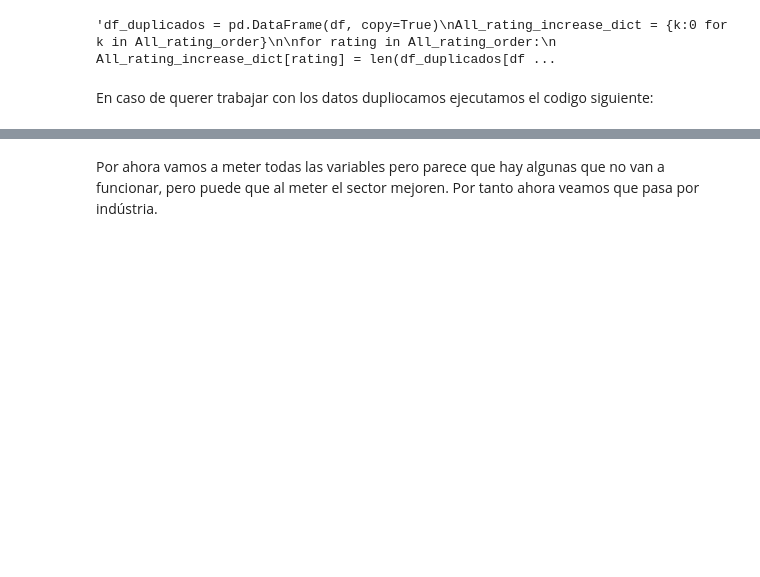
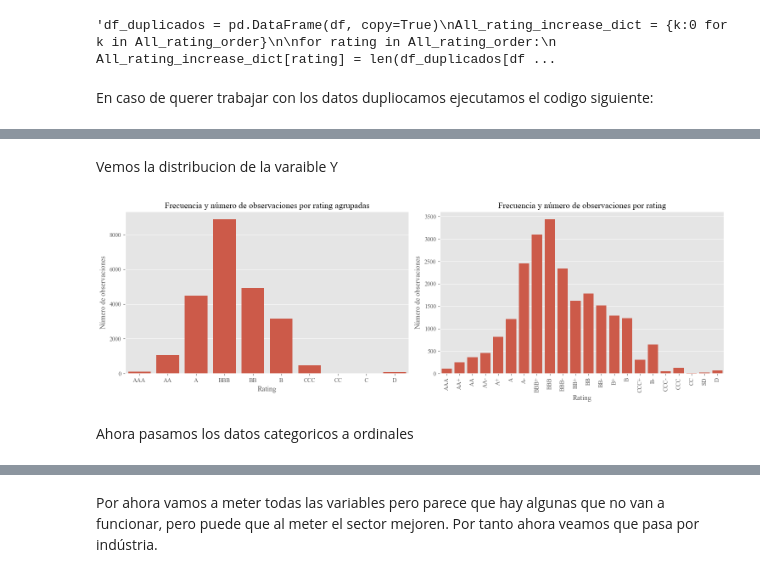
Before and after one commit to RubenPhy/rating_analisis, a Jupyter notebook: 3_estudio_datos.ipynb, the cells around one changed output, grey strips where cells are left out. Saved outputs shown, nothing was run; the diff lists cells and outputs as text; code cells hidden in the pictures; blank space fills up the shorter version.

```diff
--- a/3_estudio_datos.ipynb
+++ b/3_estudio_datos.ipynb
@@ -822,0 +276,34 @@ df_all["Debt ratio"] = df_all["Total Assets"] / df_all["Total Debt"]
+# %% [markdown]
+Vemos la distribucion de la varaible Y
+# %%
+All_rating_order_group = {'AAA+':'AAA','AAA':'AAA','AAA-':'AAA',
+                    'AA+':'AA','AA':'AA','AA-':'AA','A+':'A','A':'A','A-':'A',
+                    'BBB+':'BBB','BBB':'BBB','BBB-':'BBB','BB+':'BB','BB':'BB','BB-':'BB','B+':'B','B':'B','B-':'B',
+                    'CCC+':'CCC','CCC':'CCC','CCC-':'CCC','CC':'CC','C+':'C','C':'C','C-':'C','D':'D'}
+
+fig, axes = plt.subplots(1, 2, figsize=(15, 5))
+
+# Gráfico de frecuencia y número de observaciones por rating agrupadas
+sns.countplot(x='Rating_group', data=df, order=All_rating_order_group.values(), ax=axes[0])
+axes[0].set_title('Frecuencia y número de observaciones por rating agrupadas')
+axes[0].set_ylabel('Número de observaciones')
+axes[0].set_xlabel('Rating')
+axes[1].tick_params(axis='x', rotation=90)
+#axes[0].set_xticklabels(All_rating_order_group.values(), rotation=45)
+#axes[0].yaxis.set_major_formatter(mtick.PercentFormatter(len(df)))
+
+# Gráfico de frecuencia y número de observaciones por rating agrupadas
+sns.countplot(x='Rating', data=df, ax=axes[1])
+axes[1].set_title('Frecuencia y número de observaciones por rating')
+axes[1].set_ylabel('Número de observaciones')
+axes[1].set_xlabel('Rating')
+axes[1].tick_params(axis='x', rotation=90)
+#axes[1].set_xticklabels(All_rating_order_group.values(), rotation=45)
+#axes[1].yaxis.set_major_formatter(mtick.PercentFormatter(len(df)))
+
+plt.tight_layout()
+plt.show()
+# %% [output]
+[figure, added]
+# %% [markdown]
+Ahora pasamos los datos categoricos a ordinales
```
Also changed, not shown: parts of 141 cells of this notebook, 1 other file.
